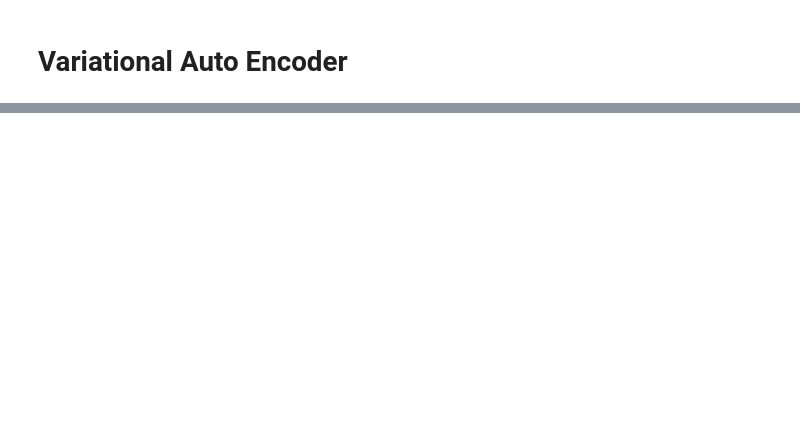
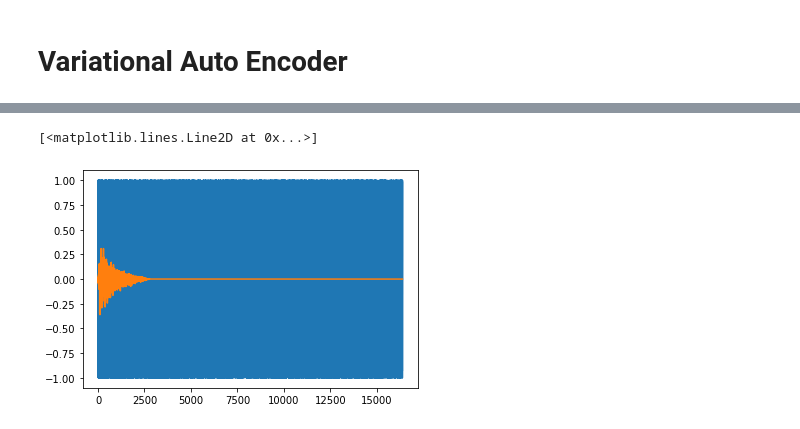
Before and after one commit to pbrandl/nn_drsynth, a Jupyter notebook: VAE.ipynb, the cells around one changed output, grey strips where cells are left out. Cells and saved outputs as stored; diff of their text form; code cells hidden in the pictures; blank space fills up the shorter version.

```diff
--- a/VAE.ipynb
+++ b/VAE.ipynb
@@ -24,7 +26,7 @@ from typing import Generator, Mapping, Tuple, NamedTuple, Sequence, Callable
 # Mount Google Drive
 drive.mount('/content/drive')
 project_path = '/content/drive/My Drive/nn_drum' # @param
-dataset_path = '/content/drive/My Drive/nn_drum/snares_tensor.db' # @param
+dataset_path = '/content/drive/My Drive/nn_drum/snares214.tensor' # @param
 
 # Select the Processing Device
 device = torch.device("cuda" if torch.cuda.is_available() else "cpu")
@@ -44,7 +46,8 @@ def load_dataset(path, to_numpy=False):
         tensor = pickle.load(file)
         return tensor.numpy() if to_numpy else tensor
 
-dataset = load_dataset(dataset_path, to_numpy=True)
-num_data = dataset.shape[0]
-dataset = dataset.reshape(num_data // batch_size, batch_size, -1)
+dataset = load_dataset(dataset_path, to_numpy=False)
+n_data = dataset.shape[0]
+dataset = dataset.reshape(n_data // batch_size, batch_size, -1)
+n_batches = dataset.shape[0]
 print(f"Dataset shape {dataset.shape} with (num_batches, batch_size, sample_length).")
@@ -147,0 +177,9 @@ def vae_loss(x_recon: Tensor, x: Tensor, mu: Tensor, logvar: Tensor):
+# %%
+x_test = dataset[0, 0, :]
+display(Audio(x_test.detach().numpy(), rate=sample_rate))
+
+x_recon, _, _ = model(x_test.reshape(1, -1))
+display(Audio(x_recon.detach().numpy(), rate=sample_rate))
+plt.plot(x_recon.detach().numpy().squeeze())
+plt.plot(x_test)
+# %% [output]
@@ -147,0 +188,2 @@ def vae_loss(x_recon: Tensor, x: Tensor, mu: Tensor, logvar: Tensor):
+[<matplotlib.lines.Line2D at 0x...>]
+[figure, added]
```
Also changed, not shown: parts of 8 cells of this notebook.
